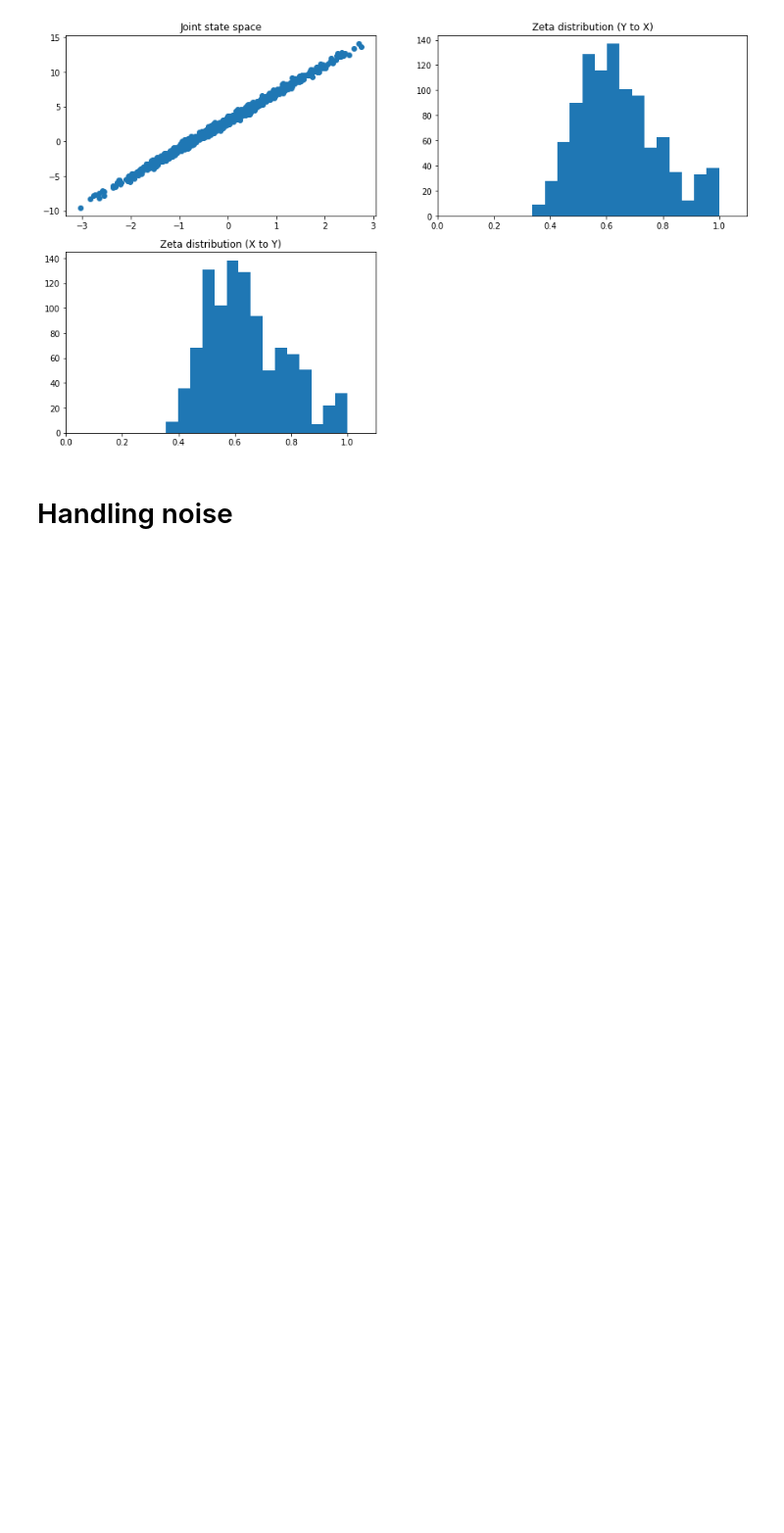
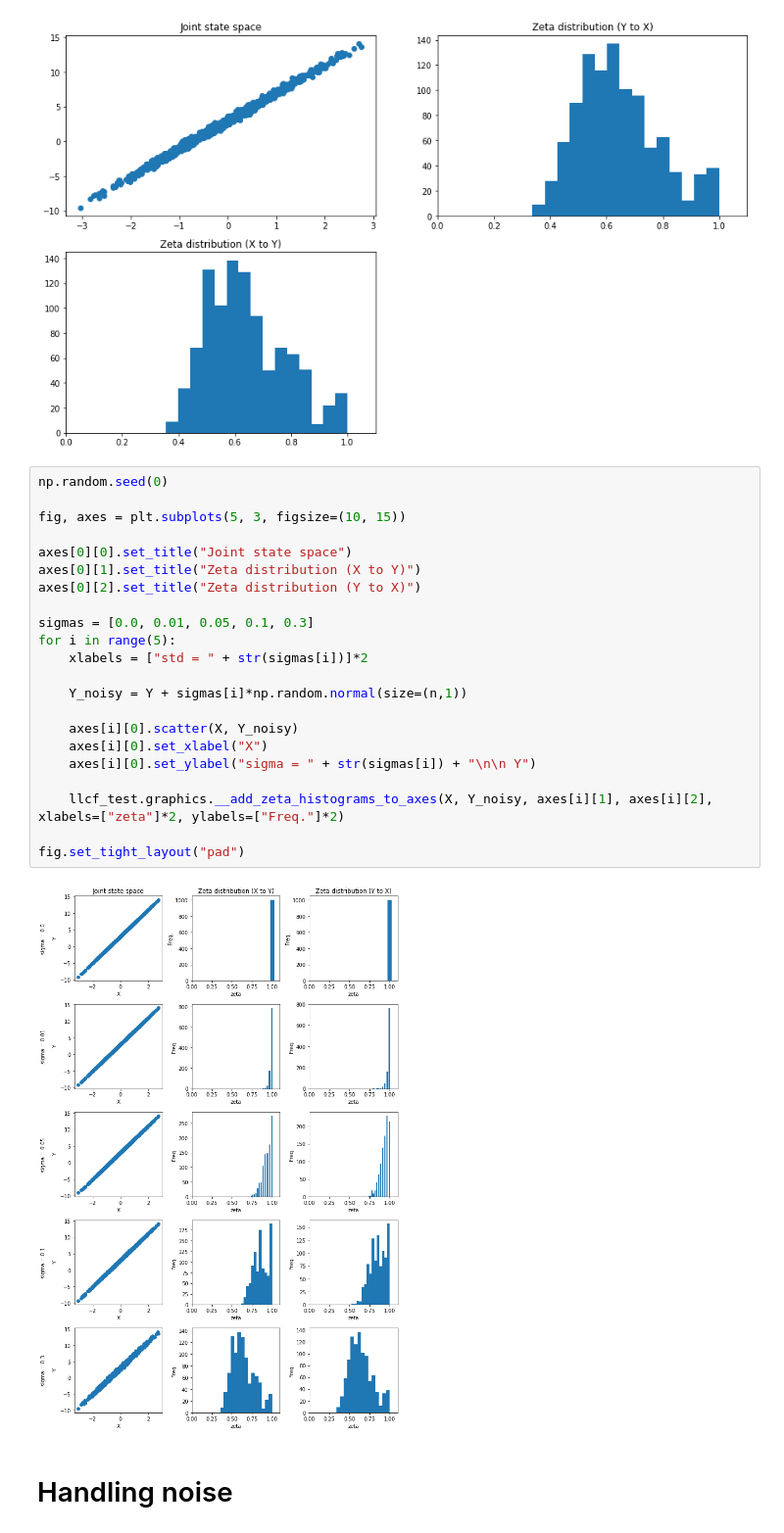
Before and after one commit to adam-zlatniczki/llcf-test-python, a Jupyter notebook: notebooks/noise_analysis.ipynb, the cells around one changed output. Shown: that part at 98% size. Drawn from its saved outputs; the diff is of its cells as text; blank space fills up the shorter version.

Commit message:
plotting tool changed, notebook updated accordingly

```diff
--- a/notebooks/noise_analysis.ipynb
+++ b/notebooks/noise_analysis.ipynb
@@ -41,6 +41,30 @@ Y_noisy = Y + 0.3*np.random.normal(size=(n,1))
 fig = llcf_test.graphics.scatter_plot_with_zetas(X, Y_noisy, max_bins=15)
 # %% [output]
 [figure]
+# %%
+np.random.seed(0)
+
+fig, axes = plt.subplots(5, 3, figsize=(10, 15))
+
+axes[0][0].set_title("Joint state space")
+axes[0][1].set_title("Zeta distribution (X to Y)")
+axes[0][2].set_title("Zeta distribution (Y to X)")
+
+sigmas = [0.0, 0.01, 0.05, 0.1, 0.3]
+for i in range(5):
+    xlabels = ["std = " + str(sigmas[i])]*2
+
+    Y_noisy = Y + sigmas[i]*np.random.normal(size=(n,1))
+
+    axes[i][0].scatter(X, Y_noisy)
+    axes[i][0].set_xlabel("X")
+    axes[i][0].set_ylabel("sigma = " + str(sigmas[i]) + "\n\n Y")
+
+    llcf_test.graphics.__add_zeta_histograms_to_axes(X, Y_noisy, axes[i][1], axes[i][2], xlabels=["zeta"]*2, ylabels=["Freq."]*2)
+
+fig.set_tight_layout("pad")
+# %% [output]
+[figure, added]
 # %% [markdown]
 # Handling noise
 # %%
```
Also changed, not shown: 1 other file.
